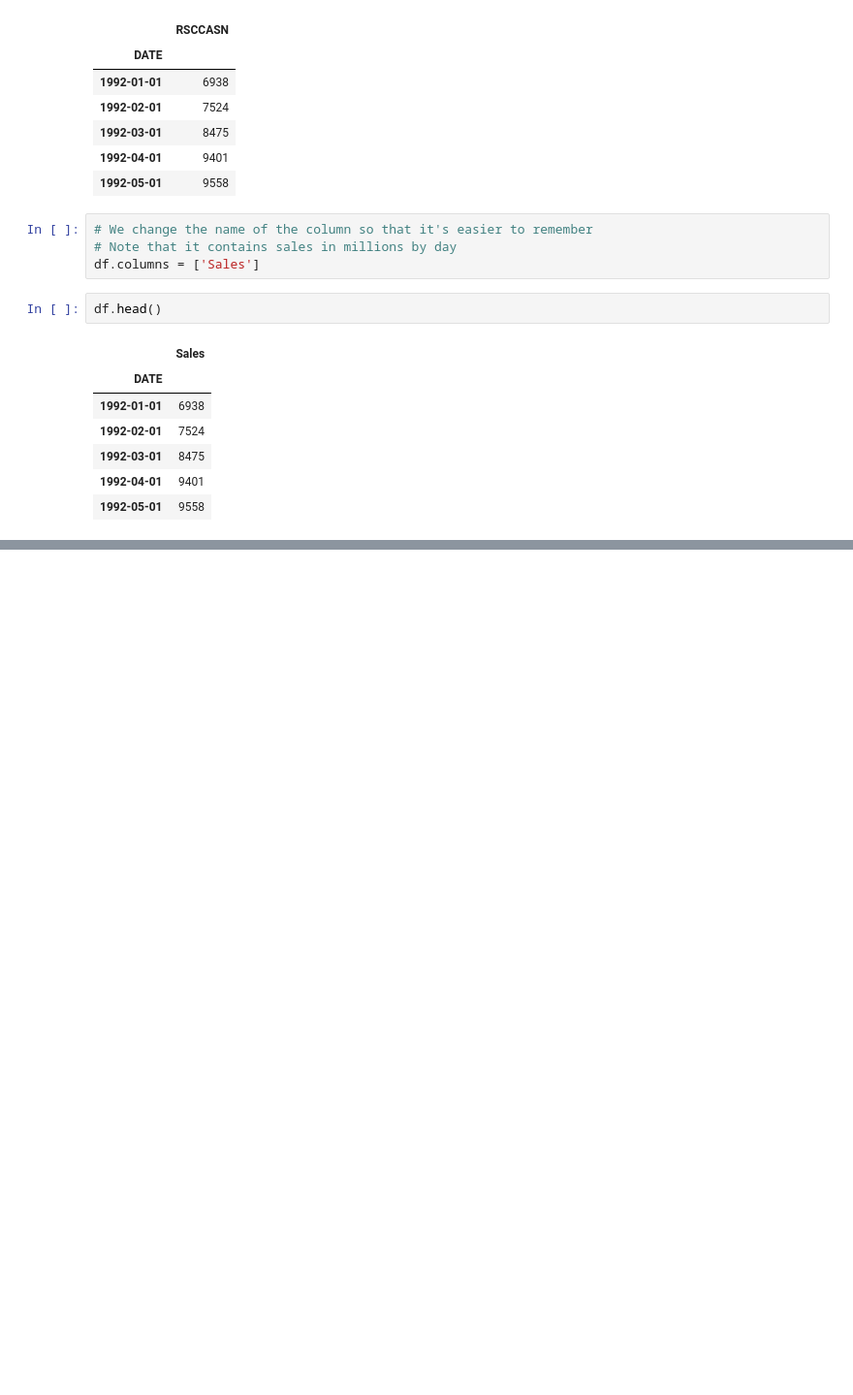
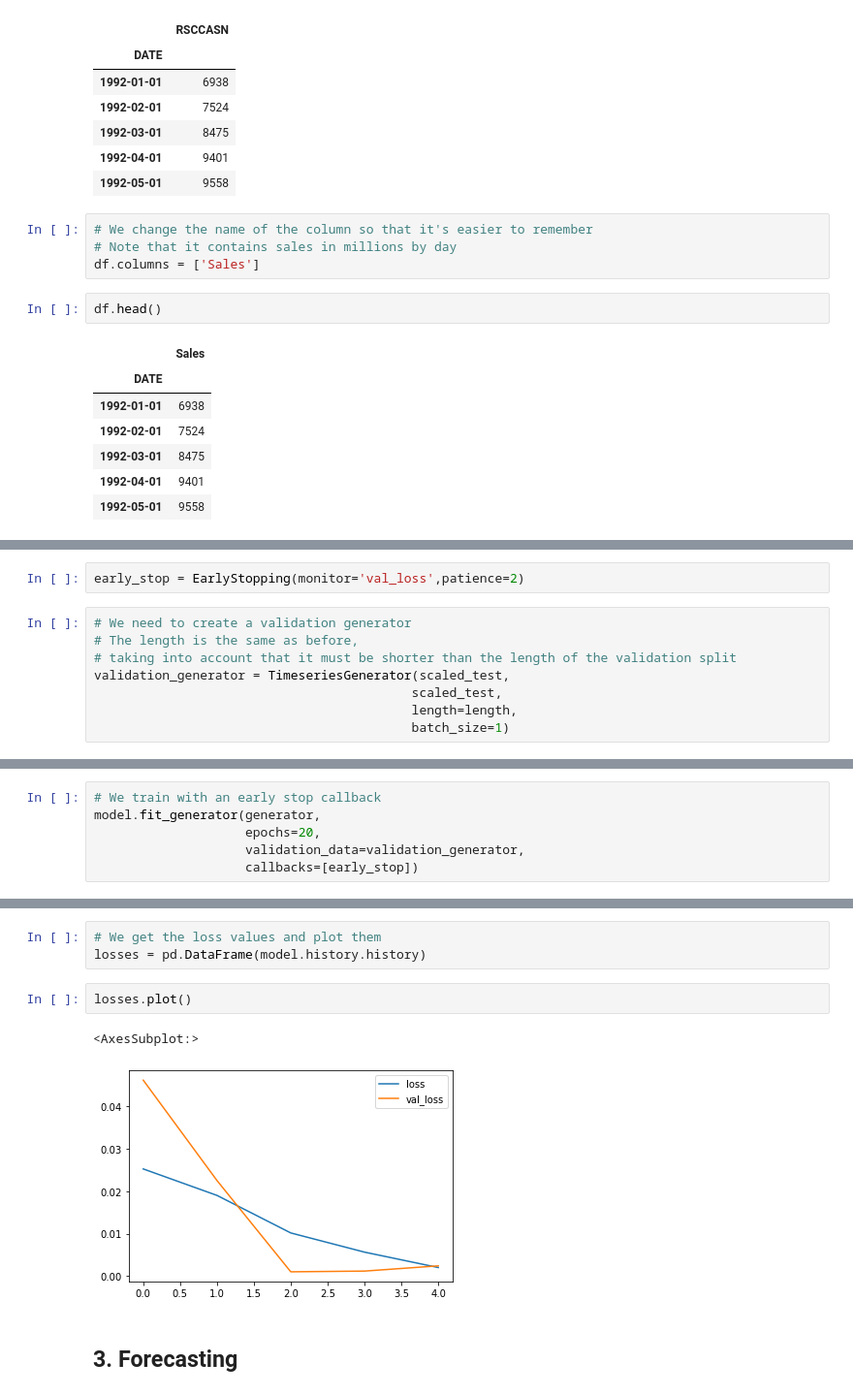
Before and after one commit to mxagar/data_science_python_tools, a Jupyter notebook: 19_NeuralNetworks_Keras/19_07_Keras_RNN/19_07_2_RNN_Example_1_Sales.ipynb, the cells around one changed output, grey strips where cells are left out. Shown at 97% size. Cells and saved outputs as stored; diff of their text form; blank space fills up the shorter version.

Commit message:
example with clothing sales time series: dataset prep + model training + evaluation forecast

```diff
--- a/19_NeuralNetworks_Keras/19_07_Keras_RNN/19_07_2_RNN_Example_1_Sales.ipynb
+++ b/19_NeuralNetworks_Keras/19_07_Keras_RNN/19_07_2_RNN_Example_1_Sales.ipynb
@@ -67,0 +159,10 @@ df.plot(figsize=(16,6))
+# %%
+early_stop = EarlyStopping(monitor='val_loss',patience=2)
+# %%
+# We need to create a validation generator
+# The length is the same as before,
+# taking into account that it must be shorter than the length of the validation split
+validation_generator = TimeseriesGenerator(scaled_test,
+                                          scaled_test,
+                                          length=length,
+                                          batch_size=1)
@@ -67,0 +171,6 @@ df.plot(figsize=(16,6))
+# %%
+# We train with an early stop callback
+model.fit_generator(generator,
+                    epochs=20,
+                    validation_data=validation_generator,
+                    callbacks=[early_stop])
@@ -67,0 +189,10 @@ df.plot(figsize=(16,6))
+# %%
+# We get the loss values and plot them
+losses = pd.DataFrame(model.history.history)
+# %%
+losses.plot()
+# %% [output]
+<AxesSubplot:>
+[figure, added]
+# %% [markdown]
+## 3. Forecasting
```
Also changed, not shown: parts of 32 cells of this notebook.
